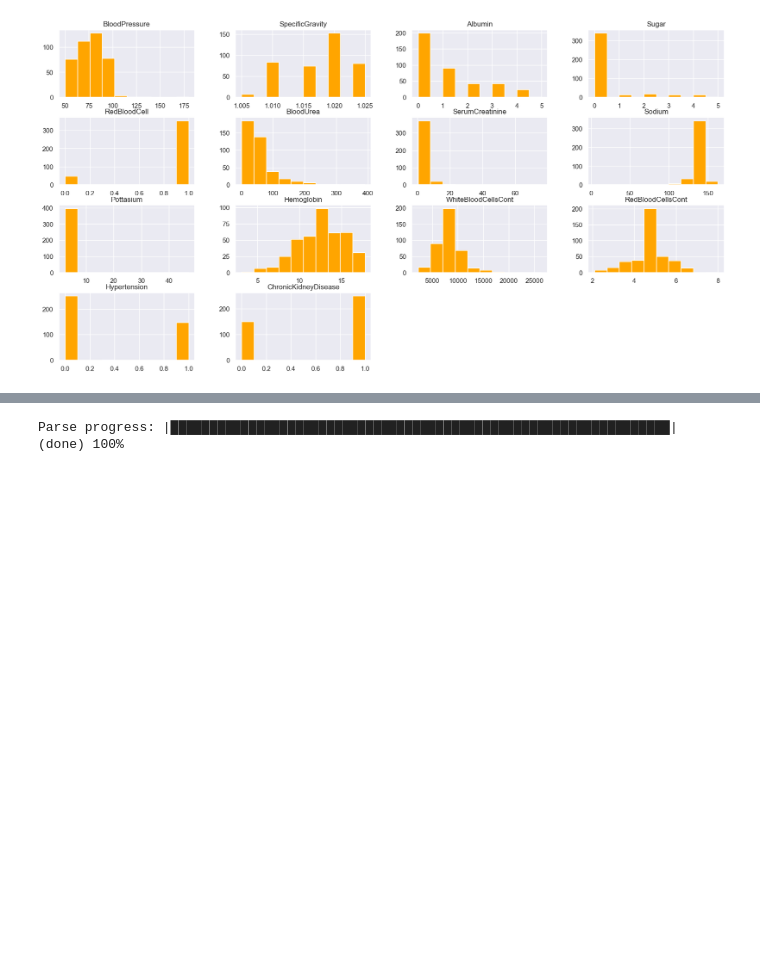
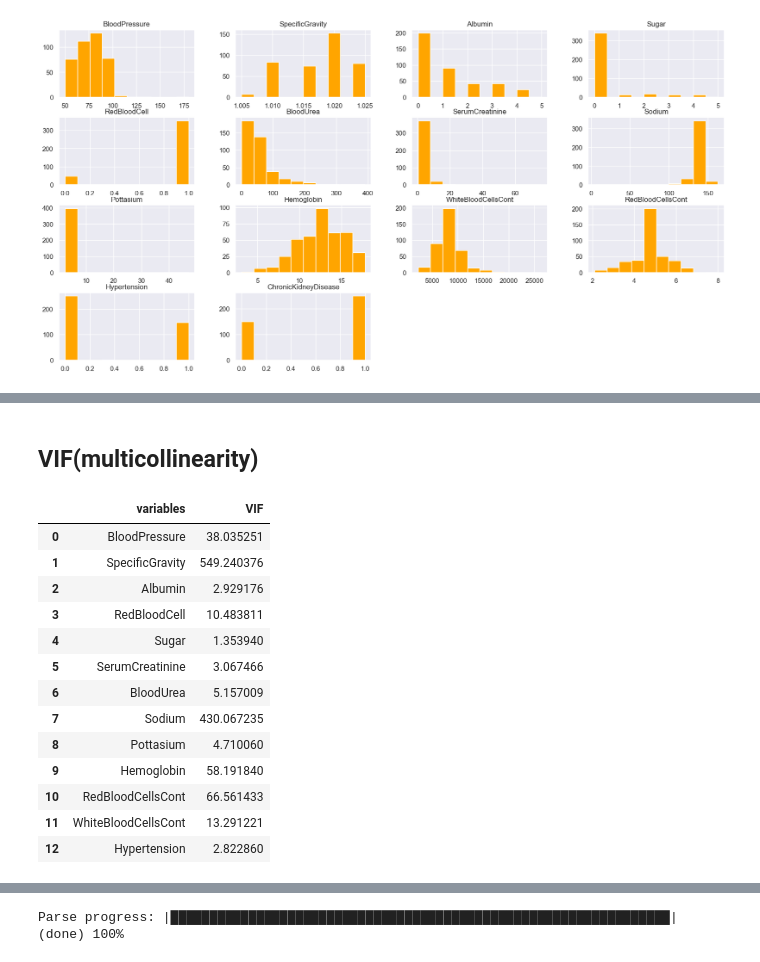
Before and after one commit to Akshathapatil1998/Data-Science-Assignments-INFO6105, a Jupyter notebook: Assignment_2- Auto_ML.ipynb, the cells around one changed output, grey strips where cells are left out. Saved outputs shown, nothing was run; the diff lists cells and outputs as text; code cells hidden in the pictures; blank space fills up the shorter version.

```diff
--- a/Assignment_2- Auto_ML.ipynb
+++ b/Assignment_2- Auto_ML.ipynb
@@ -297,0 +358,26 @@ array([[<AxesSubplot:title={'center':'BloodPressure'}>,
+# %% [markdown]
+## VIF(multicollinearity)
+# %%
+from statsmodels.stats.outliers_influence import variance_inflation_factor
+#Indicate which variables to compute VIF
+Multic = pandas_df[['BloodPressure','SpecificGravity','Albumin','RedBloodCell','Sugar','SerumCreatinine','BloodUrea','Sodium','Pottasium','Hemoglobin','RedBloodCellsCont','WhiteBloodCellsCont','Hypertension']]
+#Compute VIF
+vif = pd.DataFrame()
+vif["variables"] = Multic.columns
+vif["VIF"] = [variance_inflation_factor(Multic.values, i) for i in range(Multic.shape[1])]
+vif
+# %% [output]
+|  | variables | VIF |
+| 0 | BloodPressure | 38.035251 |
+| 1 | SpecificGravity | 549.240376 |
+| 2 | Albumin | 2.929176 |
+| 3 | RedBloodCell | 10.483811 |
+| 4 | Sugar | 1.353940 |
+| 5 | SerumCreatinine | 3.067466 |
+| 6 | BloodUrea | 5.157009 |
+| 7 | Sodium | 430.067235 |
+| 8 | Pottasium | 4.710060 |
+| 9 | Hemoglobin | 58.191840 |
+| 10 | RedBloodCellsCont | 66.561433 |
+| 11 | WhiteBloodCellsCont | 13.291221 |
+| 12 | Hypertension | 2.822860 |
```
Also changed, not shown: parts of 56 cells of this notebook.
